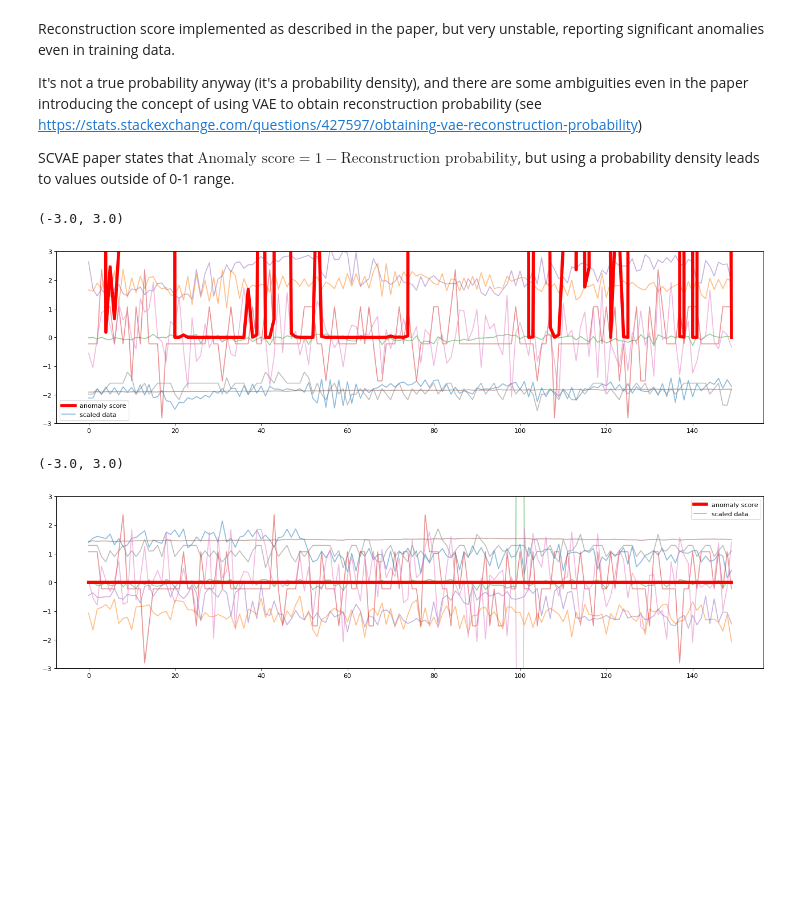
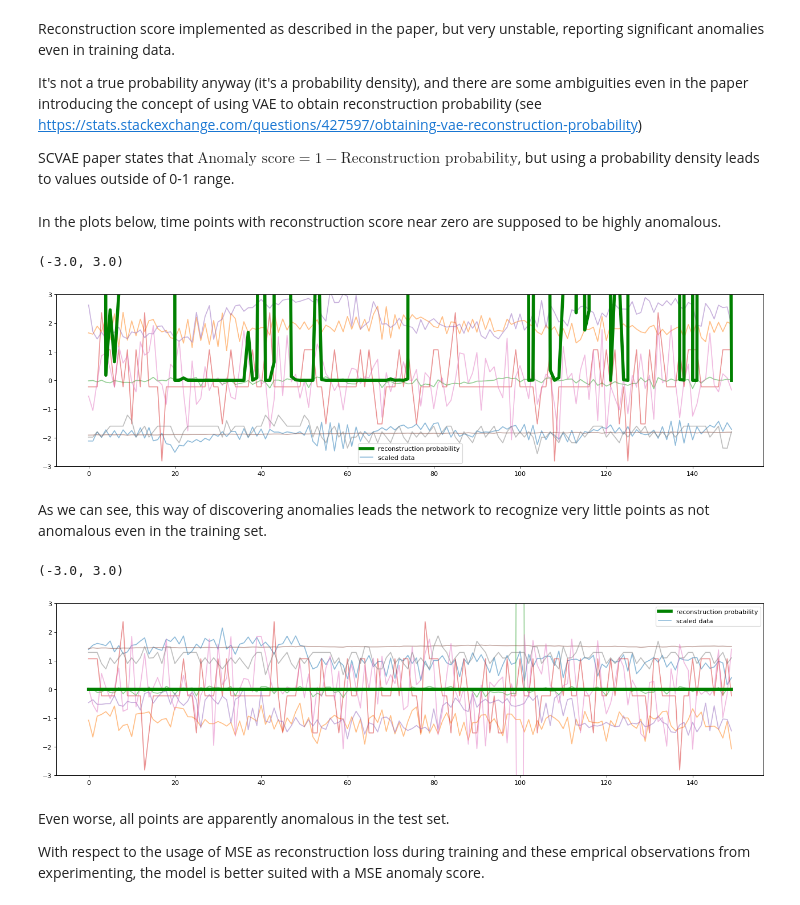
Before and after one commit to nulam/Squeezed-Convolutional-VAE-for-anomaly-detection, a Jupyter notebook: time_series_anomaly_detection/SCVAE.ipynb, the cells around one changed output. Drawn from its saved outputs; the diff is of its cells as text; code cells hidden in the pictures; blank space fills up the shorter version.

Commit message:
experiment plots, description, anomaly score comparison

```diff
--- a/time_series_anomaly_detection/SCVAE.ipynb
+++ b/time_series_anomaly_detection/SCVAE.ipynb
@@ -380,22 +380,26 @@ Reconstruction score implemented as described in the paper, but very unstable, r
 It's not a true probability anyway (it's a probability density), and there are some ambiguities even in the paper introducing the concept of using VAE to obtain reconstruction probability (see https://stats.stackexchange.com/questions/427597/obtaining-vae-reconstruction-probability)
 
 SCVAE paper states that $\text{Anomaly score} = 1 - \text{Reconstruction probability}$, but using a probability density leads to values outside of 0-1 range.
+# %% [markdown]
+In the plots below, time points with reconstruction score near zero are supposed to be highly anomalous.
 # %%
 plt.figure(figsize=(20, 5), dpi=80)
 plt.plot(scvae._scaler.transform(train_data[200:350]), alpha=0.5, label='scaled data')
-plt.plot(np.array(train_res[200:350]), lw=5, c='red', label='anomaly score')
+plt.plot(np.array(train_res[200:350]), lw=5, c='green', label='reconstruction probability')
 handles, labels = plt.gca().get_legend_handles_labels()
 labels, ids = np.unique(labels, return_index=True)
 handles = [handles[i] for i in ids]
 plt.legend(handles, labels)
 plt.ylim(-3,3)
 # %% [output]
 (-3.0, 3.0)
-[figure, old version]
+[figure, new version]
+# %% [markdown]
+As we can see, this way of discovering anomalies leads the network to recognize very little points as not anomalous even in the training set.
 # %%
 plt.figure(figsize=(20, 5), dpi=80)
 plt.plot(scvae._scaler.transform(test_data[200:350]), alpha=0.5, label='scaled data')
-plt.plot(np.array(test_res[200:350]), lw=5, c='red', label='anomaly score')
+plt.plot(np.array(test_res[200:350]), lw=5, c='green', label='reconstruction probability')
 handles, labels = plt.gca().get_legend_handles_labels()
 labels, ids = np.unique(labels, return_index=True)
 handles = [handles[i] for i in ids]
@@ -403,4 +407,8 @@ plt.legend(handles, labels)
 plt.ylim(-3,3)
 # %% [output]
 (-3.0, 3.0)
-[figure, old version]
+[figure, new version]
+# %% [markdown]
+Even worse, all points are apparently anomalous in the test set.
+
+With respect to the usage of MSE as reconstruction loss during training and these emprical observations from experimenting, the model is better suited with a MSE anomaly score.
```
